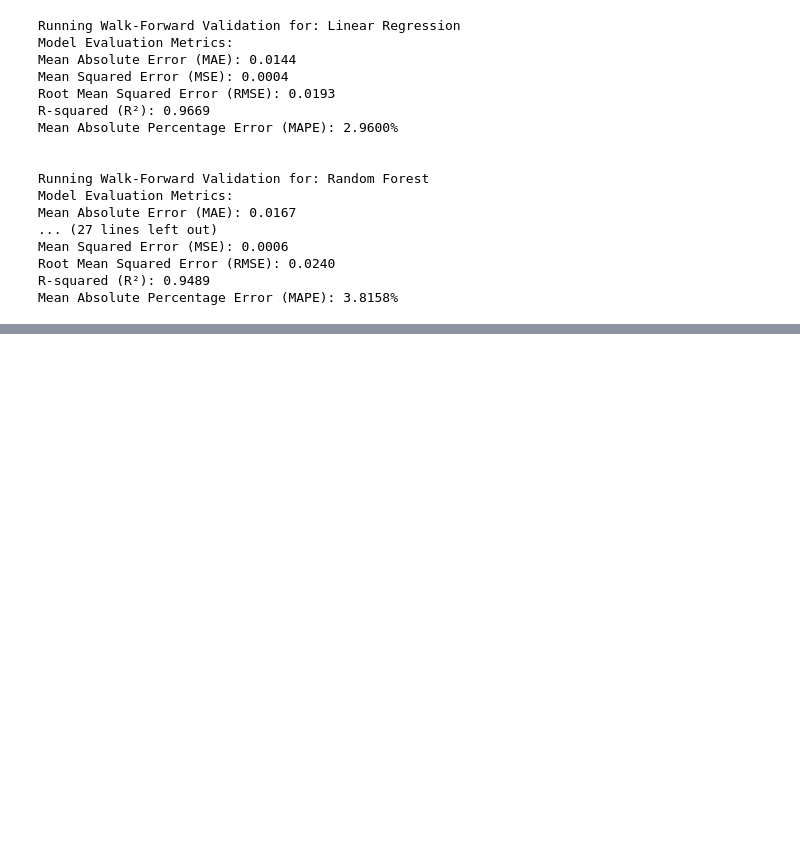
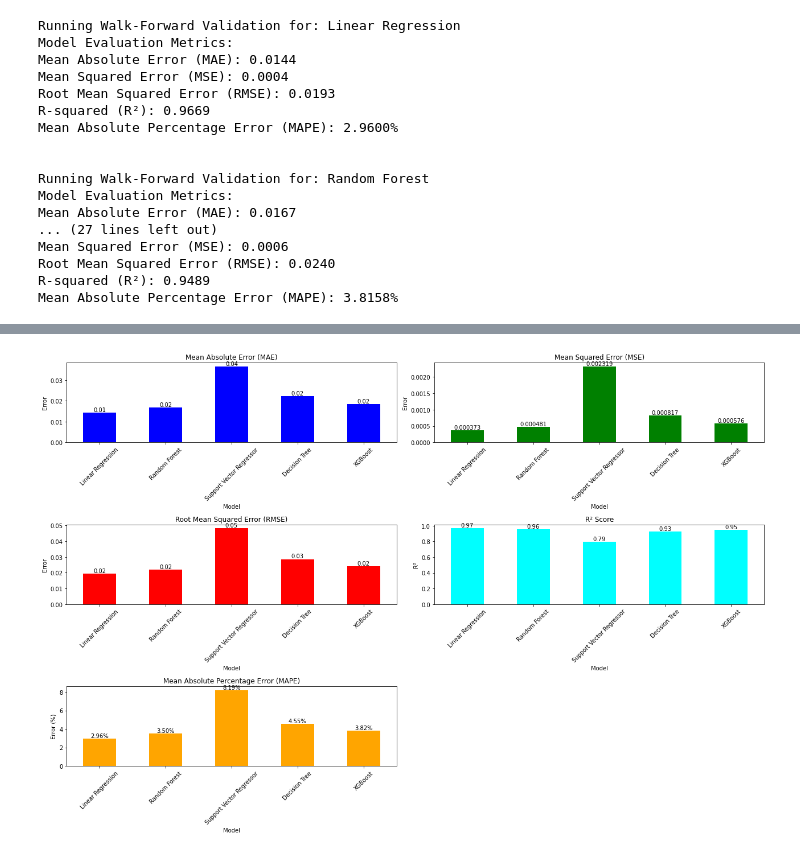
Before and after one commit to Rakib047/Tesla-Stock-Price-Forcasting-Project, a Jupyter notebook: Run.ipynb, the cells around one changed output, grey strips where cells are left out. Cells and saved outputs as stored; diff of their text form; code cells hidden in the pictures; blank space fills up the shorter version.

```diff
--- a/Run.ipynb
+++ b/Run.ipynb
@@ -456,6 +483,8 @@ models = [
     ("XGBoost", xgb.XGBRegressor(objective='reg:squarederror', n_estimators=100, random_state=42))
 ]
 
+results_walk_forward_training = []
+
 for name,model_instance in models:
     print(f"Running Walk-Forward Validation for: {name}")
     y_true, y_pred = walk_forward_validation(df_test_scaled,
@@ -463,7 +492,15 @@ for name,model_instance in models:
                                          feature_cols=feature_cols,
                                          start=100)
     # Evaluate model performance
-    evaluate_model(y_true, y_pred)
+    mae, mse, rmse, r2, mape=evaluate_model(y_true, y_pred)
+    results_walk_forward_training.append({
+        'Model': name,
+        'MAE': mae,
+        'MSE': mse,
+        'RMSE': rmse,
+        'R2': r2,
+        'MAPE': mape
+    })
 # %% [output]
 Running Walk-Forward Validation for: Linear Regression
 Model Evaluation Metrics:
@@ -484,0 +586,64 @@ Mean Absolute Percentage Error (MAPE): 3.8158%
+# %%
+import pandas as pd
+import matplotlib.pyplot as plt
+
+# Assuming you have already populated `results_normal_training` with results for all models
+
+# Convert the results into a DataFrame
+df_results_walk_forward_training = pd.DataFrame(results_walk_forward_training)
+
+
+
+# Plotting: Side by side bar charts for MAE, MSE, RMSE, R², and MAPE
+fig, axes = plt.subplots(3, 2, figsize=(18, 12))
+
+
+
+# Plot MAE (Mean Absolute Error)
+mae_bars = df_results_walk_forward_training.set_index('Model')['MAE'].plot(kind='bar', ax=axes[0, 0], color='blue')
+axes[0, 0].set_title('Mean Absolute Error (MAE)')
+axes[0, 0].set_ylabel('Error')
+axes[0, 0].tick_params(axis='x', rotation=45)
+# Add percentage labels above each bar
+mae_bars.bar_label(mae_bars.containers[0], labels=[f'{v:.2f}' for v in df_results_walk_forward_training['MAE']])
+
+# Plot MSE (Mean Squared Error)
+mse_bars = df_results_walk_forward_training.set_index('Model')['MSE'].plot(kind='bar', ax=axes[0, 1], color='green')
+axes[0, 1].set_title('Mean Squared Error (MSE)')
+axes[0, 1].set_ylabel('Error')
+axes[0, 1].tick_params(axis='x', rotation=45)
+# Add percentage labels above each bar
+mse_bars.bar_label(mse_bars.containers[0], labels=[f'{v:.6f}' for v in df_results_walk_forward_training['MSE']])
+
+# Plot RMSE (Root Mean Squared Error)
+rmse_bars = df_results_walk_forward_training.set_index('Model')['RMSE'].plot(kind='bar', ax=axes[1, 0], color='red')
+axes[1, 0].set_title('Root Mean Squared Error (RMSE)')
+axes[1, 0].set_ylabel('Error')
+axes[1, 0].tick_params(axis='x', rotation=45)
+# Add percentage labels above each bar
+rmse_bars.bar_label(rmse_bars.containers[0], labels=[f'{v:.2f}' for v in df_results_walk_forward_training['RMSE']])
+
+# Plot R² (R-squared)
+r2_bars = df_results_walk_forward_training.set_index('Model')['R2'].plot(kind='bar', ax=axes[1, 1], color='cyan')
+axes[1, 1].set_title('R² Score')
+axes[1, 1].set_ylabel('R²')
+axes[1, 1].tick_params(axis='x', rotation=45)
+# Add percentage labels above each bar
+r2_bars.bar_label(r2_bars.containers[0], labels=[f'{v:.2f}' for v in df_results_walk_forward_training['R2']])
+
+# Plot MAPE (Mean Absolute Percentage Error)
+mape_bars = df_results_walk_forward_training.set_index('Model')['MAPE'].plot(kind='bar', ax=axes[2, 0], color='orange')
+axes[2, 0].set_title('Mean Absolute Percentage Error (MAPE)')
+axes[2, 0].set_ylabel('Error (%)')
+axes[2, 0].tick_params(axis='x', rotation=45)
+# Add percentage labels above each bar
+mape_bars.bar_label(mape_bars.containers[0], labels=[f'{v:.2f}%' for v in df_results_walk_forward_training['MAPE']])
+
+# Hide the last subplot (empty)
+axes[2, 1].axis('off')
+
+# Tight layout to ensure no clipping of labels
+plt.tight_layout()
+plt.show()
+# %% [output]
+[figure, added]
```
Also changed, not shown: parts of 15 cells of this notebook, 2 other files.
